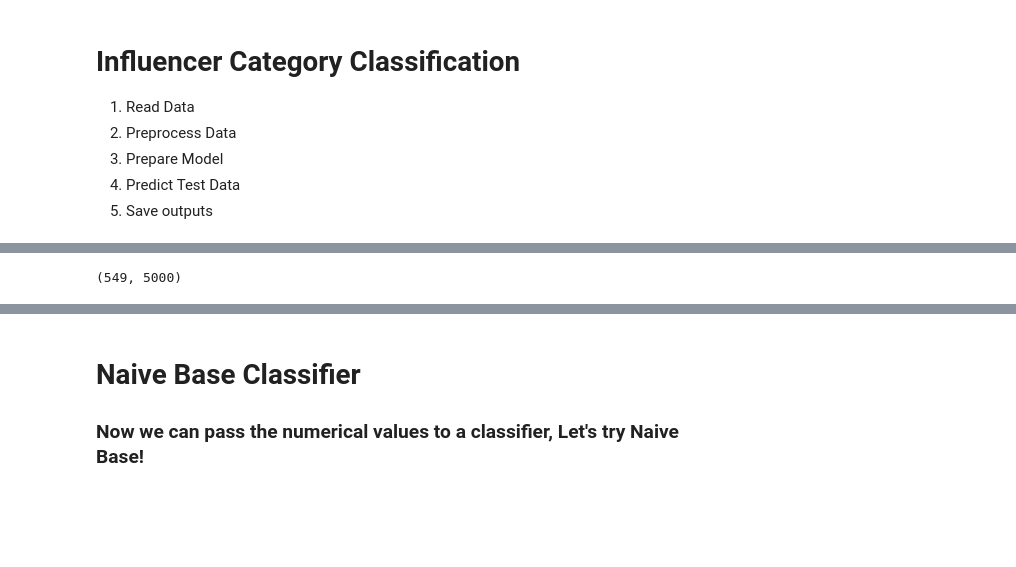
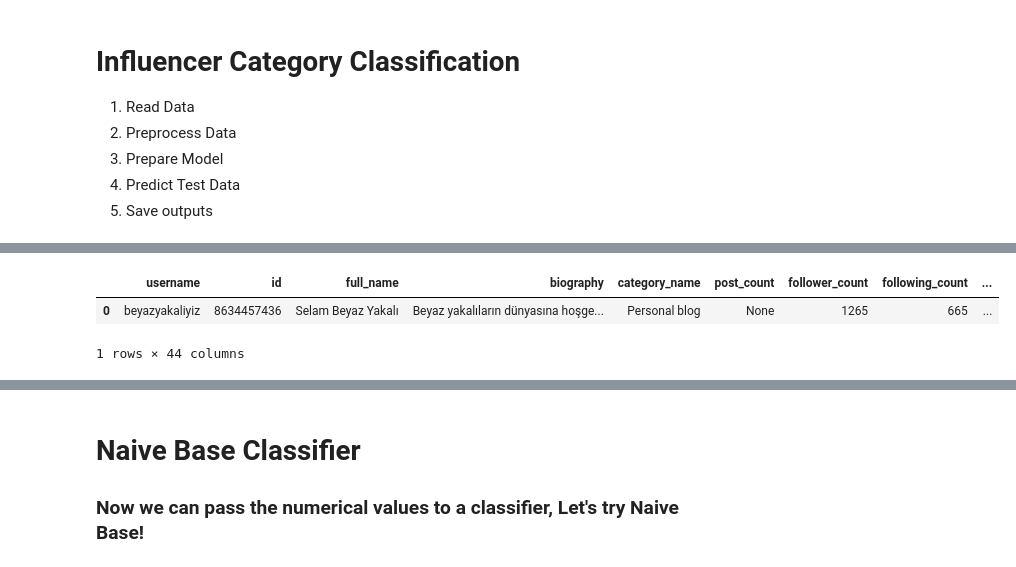
Before and after one commit to MusaMisto/CS412-InstagramInfluencersAnalysis, a Jupyter notebook: notebooks/instagram_influencers_analysis.ipynb, the cells around one changed output, grey strips where cells are left out. Cells and saved outputs as stored; diff of their text form; code cells hidden in the pictures; blank space fills up the shorter version.

```diff
--- a/notebooks/instagram_influencers_analysis.ipynb
+++ b/notebooks/instagram_influencers_analysis.ipynb
@@ -479,9 +234,6 @@ dtype: float64
-# %%
-from sklearn.model_selection import train_test_split
-
-x_train, x_val, y_train, y_val = train_test_split(df_tfidf, y_train, test_size=0.2, stratify=y_train)
-
-x_train.shape
-x_val.shape
-# %% [output]
-(549, 5000)
+# %%
+test_profile_df.head(1)
+# %% [output]
+|  | username | id | full_name | biography | category_name | post_count | follower_count | following_count | ... |
+| 0 | beyazyakaliyiz | 8634457436 | Selam Beyaz Yakalı | Beyaz yakalıların dünyasına hoşge... | Personal blog | None | 1265 | 665 | ... |
+1 rows × 44 columns
```
Also changed, not shown: parts of 40 cells of this notebook, 2 other files.
